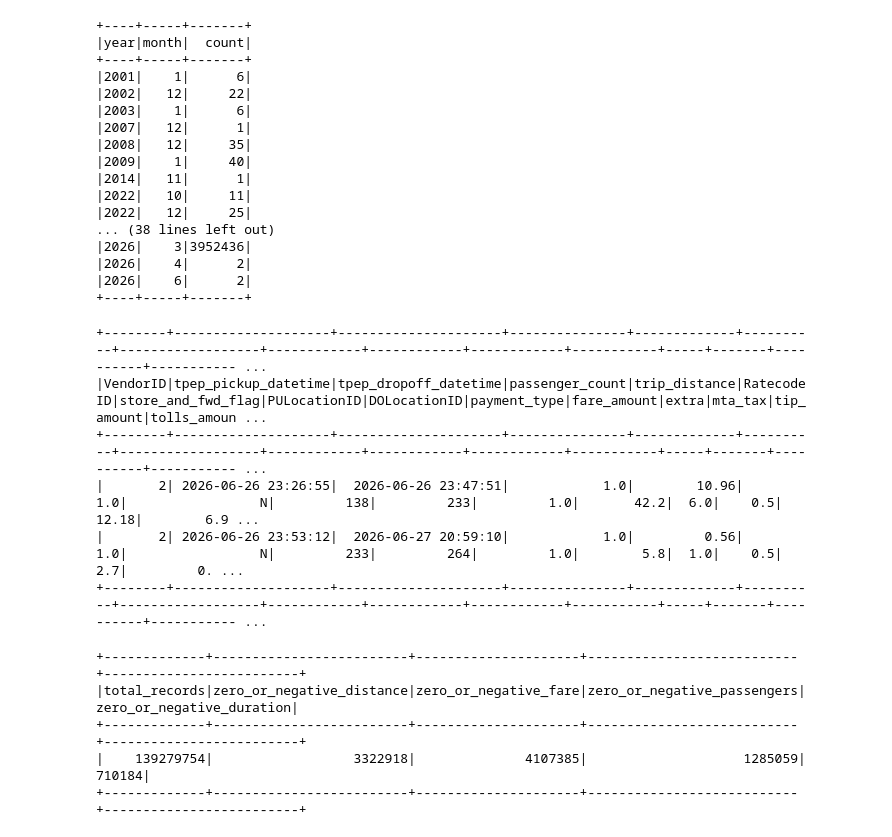
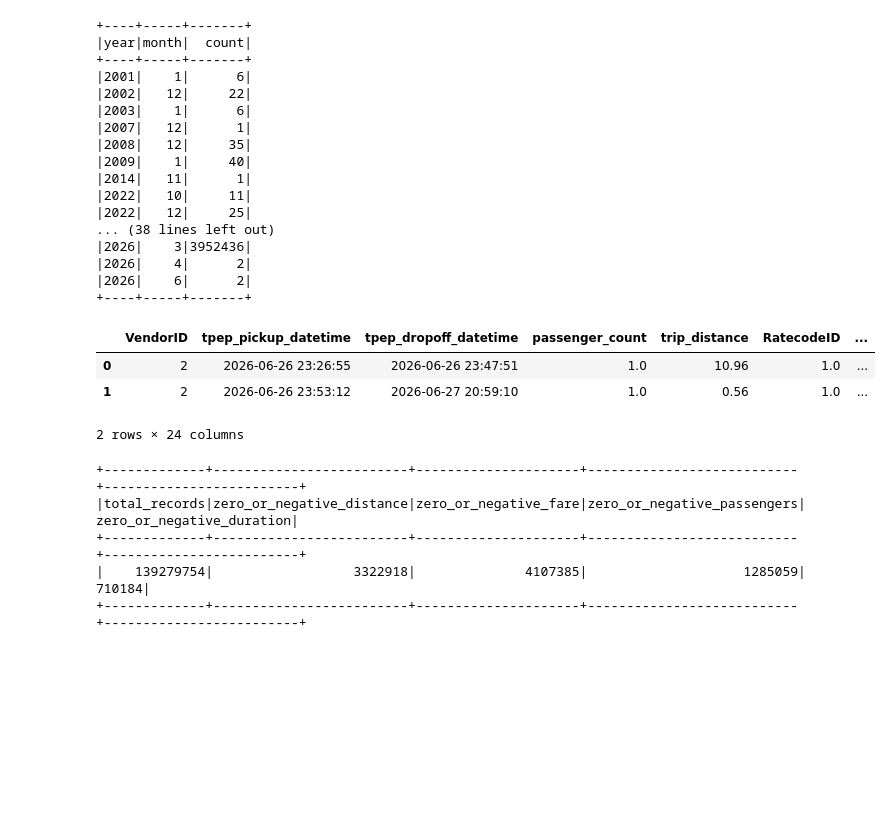
Before and after one commit to ArielAlvarezWAI87/BigData, a Jupyter notebook: NYC_Yellow_Taxi.ipynb, the cells around one changed output. Drawn from its saved outputs; the diff is of its cells as text; code cells hidden in the pictures; blank space fills up the shorter version.

```diff
--- a/NYC_Yellow_Taxi.ipynb
+++ b/NYC_Yellow_Taxi.ipynb
@@ -637,16 +632,14 @@ df.groupBy(
 # %%
 # Filtro para revision detallado de registros
 df.filter(
     (F.year(F.col("tpep_pickup_datetime")) == 2026)
     & (F.month(F.col("tpep_pickup_datetime")) == 6)
-).show()
+).limit(10).toPandas()
 # %% [output]
+|  | VendorID | tpep_pickup_datetime | tpep_dropoff_datetime | passenger_count | trip_distance | RatecodeID | ... |
+| 0 | 2 | 2026-06-26 23:26:55 | 2026-06-26 23:47:51 | 1.0 | 10.96 | 1.0 | ... |
+| 1 | 2 | 2026-06-26 23:53:12 | 2026-06-27 20:59:10 | 1.0 | 0.56 | 1.0 | ... |
-+--------+--------------------+---------------------+---------------+-------------+----------+------------------+------------+------------+------------+-----------+-----+-------+----------+----------- ...
-|VendorID|tpep_pickup_datetime|tpep_dropoff_datetime|passenger_count|trip_distance|RatecodeID|store_and_fwd_flag|PULocationID|DOLocationID|payment_type|fare_amount|extra|mta_tax|tip_amount|tolls_amoun ...
-+--------+--------------------+---------------------+---------------+-------------+----------+------------------+------------+------------+------------+-----------+-----+-------+----------+----------- ...
-|       2| 2026-06-26 23:26:55|  2026-06-26 23:47:51|            1.0|        10.96|       1.0|                 N|         138|         233|         1.0|       42.2|  6.0|    0.5|     12.18|        6.9 ...
-|       2| 2026-06-26 23:53:12|  2026-06-27 20:59:10|            1.0|         0.56|       1.0|                 N|         233|         264|         1.0|        5.8|  1.0|    0.5|       2.7|         0. ...
-+--------+--------------------+---------------------+---------------+-------------+----------+------------------+------------+------------+------------+-----------+-----+-------+----------+----------- ...
+2 rows × 24 columns
 # %%
 #@title Valores inválidos y posibles outliers
 # Permite identificar registros que podrían afectar el análisis, como:
```
Also changed, not shown: parts of 2 cells of this notebook.
